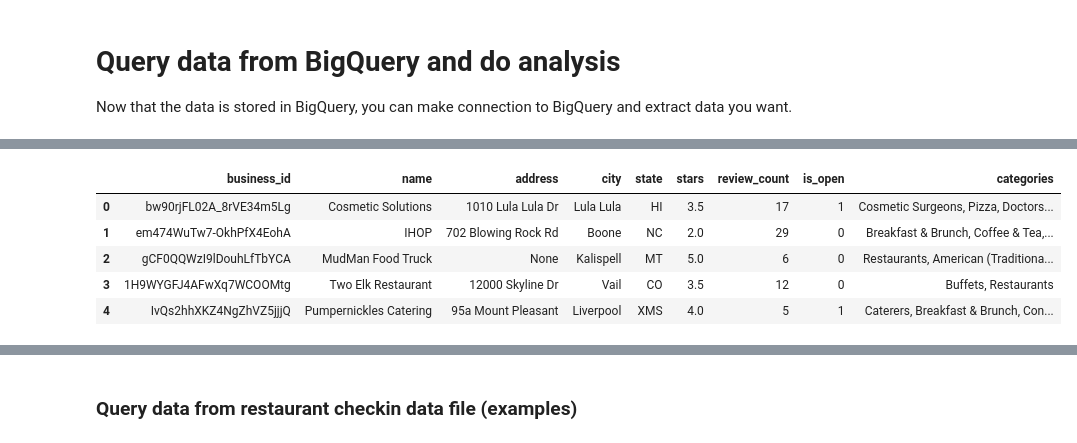
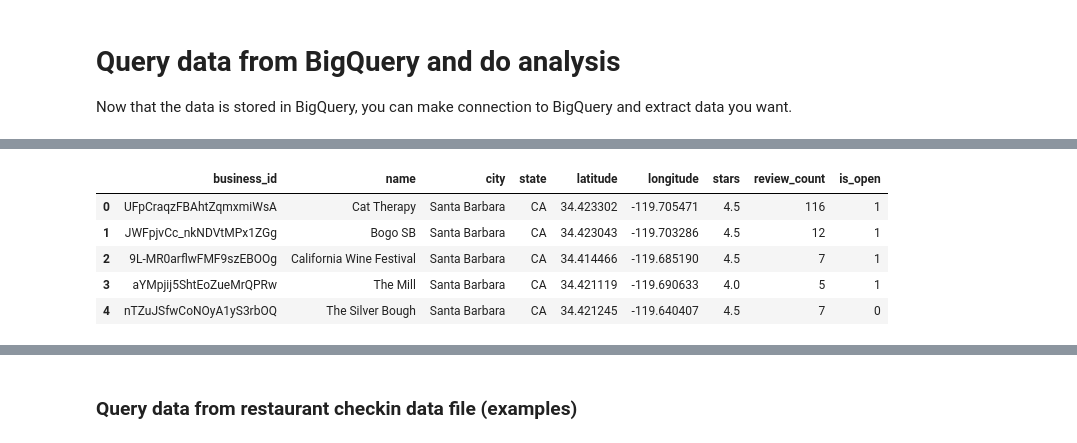
Before and after one commit to MiLAchain/IMA-Restaurant-Expansion, a Jupyter notebook: The_Copy_of_“BDAO_IMA_Cloud_Project_ipynb”.ipynb, the cells around one changed output, grey strips where cells are left out. Drawn from its saved outputs; the diff is of its cells as text; code cells hidden in the pictures.

```diff
--- a/The_Copy_of_“BDAO_IMA_Cloud_Project_ipynb”.ipynb
+++ b/The_Copy_of_“BDAO_IMA_Cloud_Project_ipynb”.ipynb
@@ -178,19 +219,20 @@ restaurant_df.head()
 # %%
-# Query data from selected columns from the table
+# Query data based on condition from the table
 query = f"""
-    SELECT business_id, name, address, city, state, stars, review_count, is_open, categories
+    SELECT business_id, name, city, state, latitude,	longitude, stars, review_count, is_open
     FROM `{project_id}.{dataset_name}.{table_name}`
+    WHERE state = 'CA'
 """
 
 query_job = bigquery_client.query(query)
 results = query_job.result()
 
 restaurant_df = query_job.to_dataframe()
 restaurant_df.head()
 # %% [output]
-|  | business_id | name | address | city | state | stars | review_count | is_open | categories |
-| 0 | bw90rjFL02A_8rVE34m5Lg | Cosmetic Solutions | 1010 Lula Lula Dr | Lula Lula | HI | 3.5 | 17 | 1 | Cosmetic Surgeons, Pizza, Doctors... |
-| 1 | em474WuTw7-OkhPfX4EohA | IHOP | 702 Blowing Rock Rd | Boone | NC | 2.0 | 29 | 0 | Breakfast & Brunch, Coffee & Tea,... |
-| 2 | gCF0QQWzI9lDouhLfTbYCA | MudMan Food Truck | None | Kalispell | MT | 5.0 | 6 | 0 | Restaurants, American (Traditiona... |
-| 3 | 1H9WYGFJ4AFwXq7WCOOMtg | Two Elk Restaurant | 12000 Skyline Dr | Vail | CO | 3.5 | 12 | 0 | Buffets, Restaurants |
-| 4 | IvQs2hhXKZ4NgZhVZ5jjjQ | Pumpernickles Catering | 95a Mount Pleasant | Liverpool | XMS | 4.0 | 5 | 1 | Caterers, Breakfast & Brunch, Con... |
+|  | business_id | name | city | state | latitude | longitude | stars | review_count | is_open |
+| 0 | UFpCraqzFBAhtZqmxmiWsA | Cat Therapy | Santa Barbara | CA | 34.423302 | -119.705471 | 4.5 | 116 | 1 |
+| 1 | JWFpjvCc_nkNDVtMPx1ZGg | Bogo SB | Santa Barbara | CA | 34.423043 | -119.703286 | 4.5 | 12 | 1 |
+| 2 | 9L-MR0arflwFMF9szEBOOg | California Wine Festival | Santa Barbara | CA | 34.414466 | -119.685190 | 4.5 | 7 | 1 |
+| 3 | aYMpjij5ShtEoZueMrQPRw | The Mill | Santa Barbara | CA | 34.421119 | -119.690633 | 4.0 | 5 | 1 |
+| 4 | nTZuJSfwCoNOyA1yS3rbOQ | The Silver Bough | Santa Barbara | CA | 34.421245 | -119.640407 | 4.5 | 7 | 0 |
```
Also changed, not shown: parts of 29 cells of this notebook.
